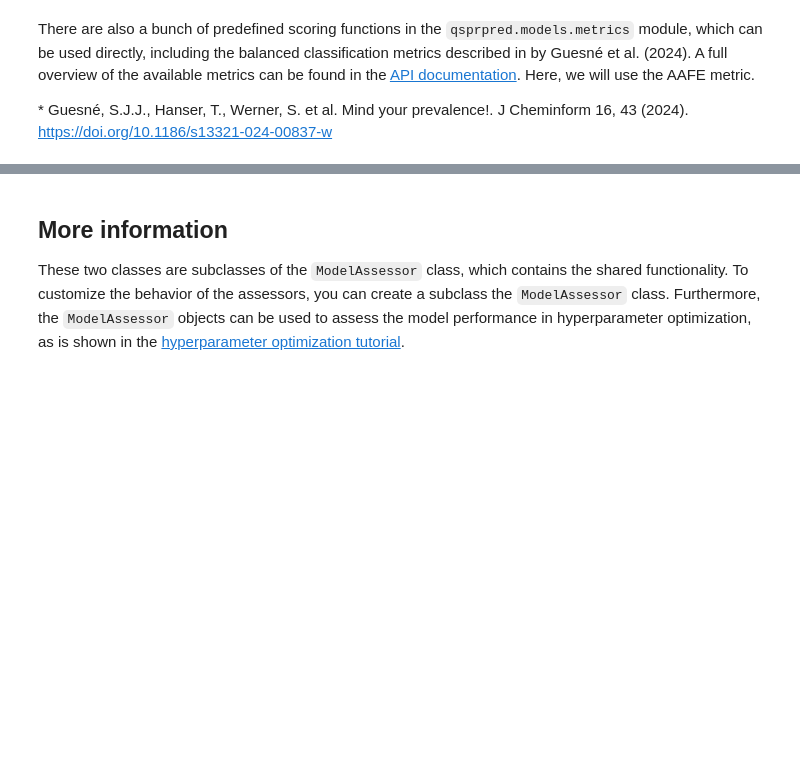
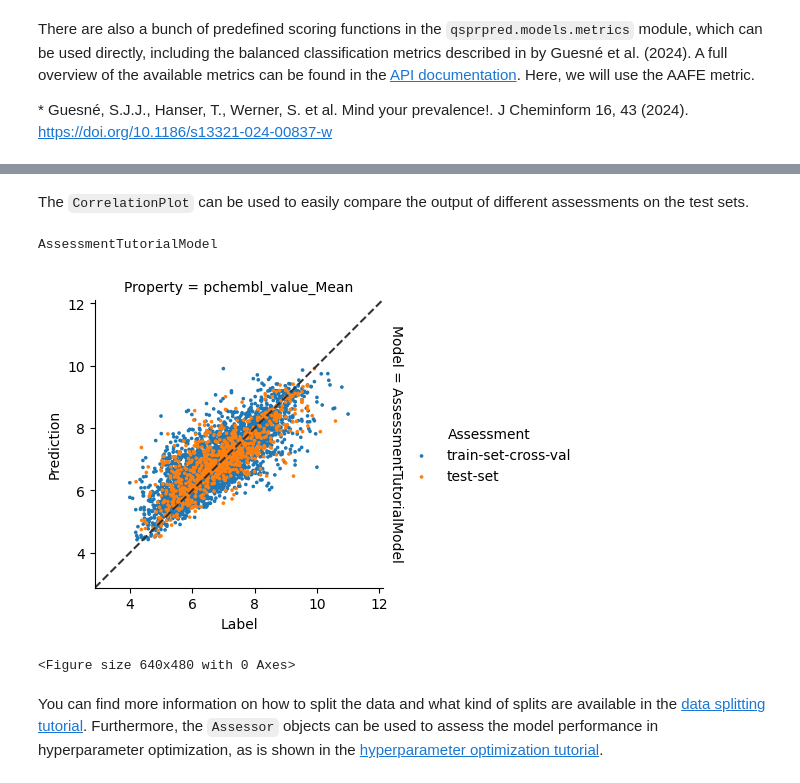
Before and after one commit to CDDLeiden/QSPRpred, a Jupyter notebook: tutorials/basics/modelling/model_assessment.ipynb, the cells around one changed output, grey strips where cells are left out. Saved outputs shown, nothing was run; the diff lists cells and outputs as text; code cells hidden in the pictures; blank space fills up the shorter version.

```diff
--- a/tutorials/basics/modelling/model_assessment.ipynb
+++ b/tutorials/basics/modelling/model_assessment.ipynb
@@ -148,6 +228,12 @@ array([0.6306765])
+# %% [markdown]
+The `CorrelationPlot` can be used to easily compare the output of different assessments on the test sets.
+# %%
+# we can plot the assessments from the name that we gave the assessor
+plot = CorrelationPlot([model], ["train-set-cross-val", "test-set"])
+axes, summary = plot.make(save=False, show=True)
+# %% [output]
+AssessmentTutorialModel
+[figure, added]
+<Figure size 640x480 with 0 Axes>
 # %% [markdown]
-## More information
-These two classes are subclasses of the `ModelAssessor` class, which contains the shared functionality.
-To customize the behavior of the assessors, you can create a subclass the `ModelAssessor` class.
-Furthermore, the `ModelAssessor` objects can be used to assess the model performance
-in hyperparameter optimization, as is shown in the [hyperparameter optimization tutorial](../../advanced/modelling/hyperparameter_optimization.ipynb).
+You can find more information on how to split the data and what kind of splits are available in the [data splitting tutorial](../data/data_splitting.ipynb). Furthermore, the `Assessor` objects can be used to assess the model performance in hyperparameter optimization, as is shown in the [hyperparameter optimization tutorial](../../advanced/modelling/hyperparameter_optimization.ipynb).
```
Also changed, not shown: parts of 29 cells of this notebook.
